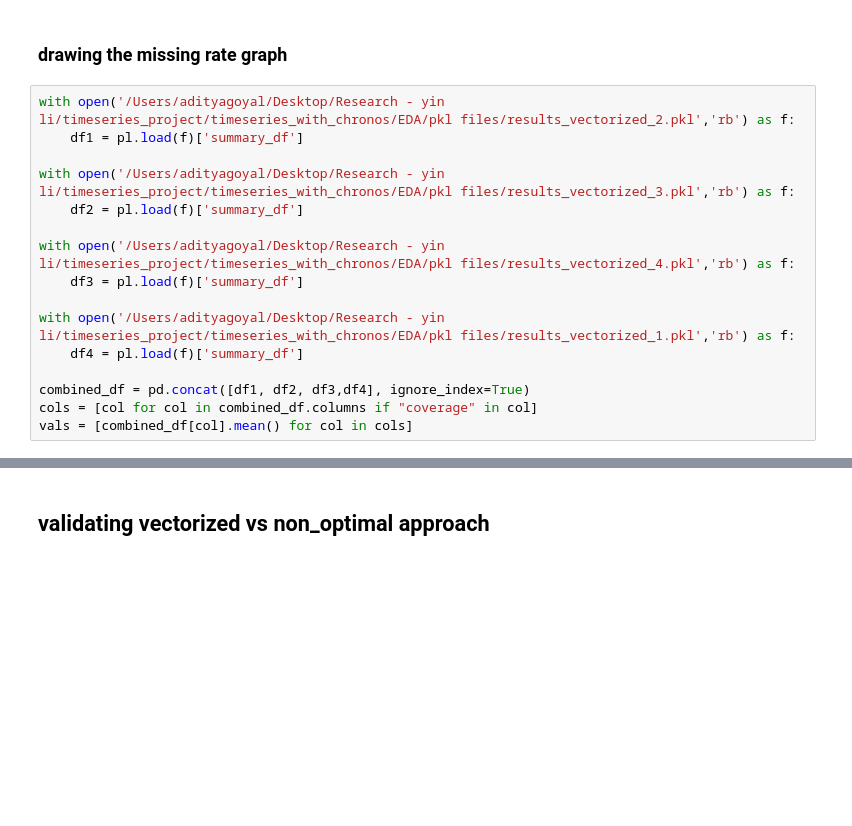
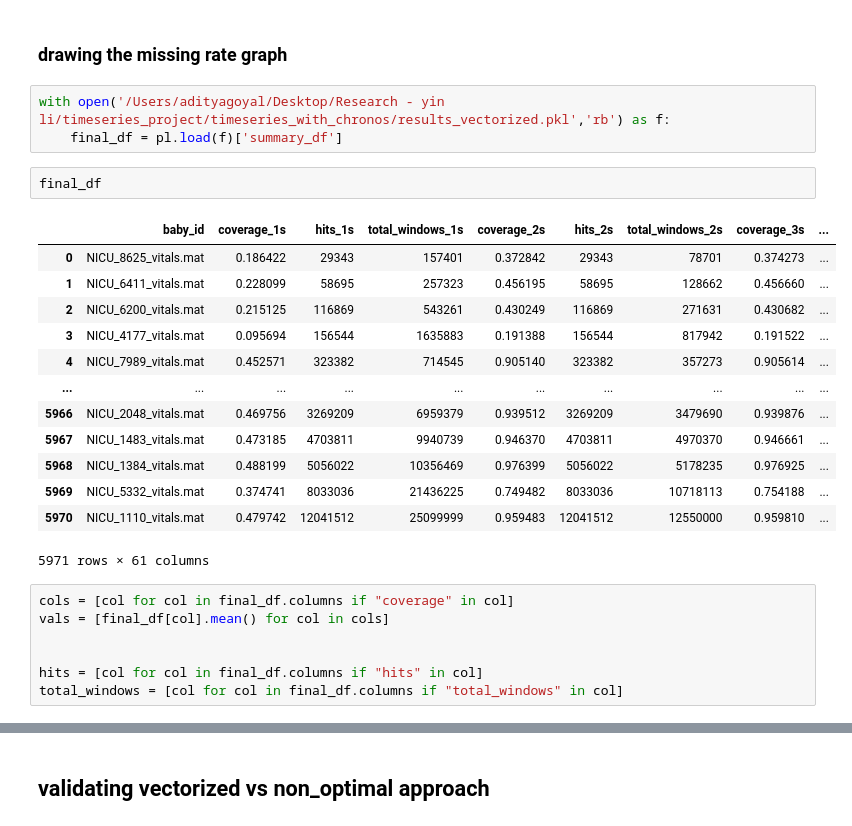
Before and after one commit to AdityaGoyal333/timeseries_with_chronos, a Jupyter notebook: EDA/EDA.ipynb, the cells around one changed output, grey strips where cells are left out. Drawn from its saved outputs; the diff is of its cells as text; blank space fills up the shorter version.

```diff
--- a/EDA/EDA.ipynb
+++ b/EDA/EDA.ipynb
@@ -354,19 +354,29 @@ mat_files = result
 # final_arr = ~np.isnan(hr_cols) & ~np.isnan(spo2_cols)
 # %% [markdown]
 ### drawing the missing rate graph
+# %%
+with open('/Users/adityagoyal/Desktop/Research - yin li/timeseries_project/timeseries_with_chronos/results_vectorized.pkl','rb') as f:
+    final_df = pl.load(f)['summary_df']
+# %%
+final_df
+# %% [output]
+|  | baby_id | coverage_1s | hits_1s | total_windows_1s | coverage_2s | hits_2s | total_windows_2s | coverage_3s | ... |
+| 0 | NICU_8625_vitals.mat | 0.186422 | 29343 | 157401 | 0.372842 | 29343 | 78701 | 0.374273 | ... |
+| 1 | NICU_6411_vitals.mat | 0.228099 | 58695 | 257323 | 0.456195 | 58695 | 128662 | 0.456660 | ... |
+| 2 | NICU_6200_vitals.mat | 0.215125 | 116869 | 543261 | 0.430249 | 116869 | 271631 | 0.430682 | ... |
+| 3 | NICU_4177_vitals.mat | 0.095694 | 156544 | 1635883 | 0.191388 | 156544 | 817942 | 0.191522 | ... |
+| 4 | NICU_7989_vitals.mat | 0.452571 | 323382 | 714545 | 0.905140 | 323382 | 357273 | 0.905614 | ... |
+| ... | ... | ... | ... | ... | ... | ... | ... | ... | ... |
+| 5966 | NICU_2048_vitals.mat | 0.469756 | 3269209 | 6959379 | 0.939512 | 3269209 | 3479690 | 0.939876 | ... |
+| 5967 | NICU_1483_vitals.mat | 0.473185 | 4703811 | 9940739 | 0.946370 | 4703811 | 4970370 | 0.946661 | ... |
+| 5968 | NICU_1384_vitals.mat | 0.488199 | 5056022 | 10356469 | 0.976399 | 5056022 | 5178235 | 0.976925 | ... |
+| 5969 | NICU_5332_vitals.mat | 0.374741 | 8033036 | 21436225 | 0.749482 | 8033036 | 10718113 | 0.754188 | ... |
+| 5970 | NICU_1110_vitals.mat | 0.479742 | 12041512 | 25099999 | 0.959483 | 12041512 | 12550000 | 0.959810 | ... |
+5971 rows × 61 columns
 # %%
-with open('/Users/adityagoyal/Desktop/Research - yin li/timeseries_project/timeseries_with_chronos/EDA/pkl files/results_vectorized_2.pkl','rb') as f:
-    df1 = pl.load(f)['summary_df']
+cols = [col for col in final_df.columns if "coverage" in col]
+vals = [final_df[col].mean() for col in cols]
 
-with open('/Users/adityagoyal/Desktop/Research - yin li/timeseries_project/timeseries_with_chronos/EDA/pkl files/results_vectorized_3.pkl','rb') as f:
-    df2 = pl.load(f)['summary_df']
 
-with open('/Users/adityagoyal/Desktop/Research - yin li/timeseries_project/timeseries_with_chronos/EDA/pkl files/results_vectorized_4.pkl','rb') as f:
-    df3 = pl.load(f)['summary_df']
-
-with open('/Users/adityagoyal/Desktop/Research - yin li/timeseries_project/timeseries_with_chronos/EDA/pkl files/results_vectorized_1.pkl','rb') as f:
-    df4 = pl.load(f)['summary_df']
-
-combined_df = pd.concat([df1, df2, df3,df4], ignore_index=True)
-cols = [col for col in combined_df.columns if "coverage" in col]
-vals = [combined_df[col].mean() for col in cols]
+hits = [col for col in final_df.columns if "hits" in col]
+total_windows = [col for col in final_df.columns if "total_windows" in col]
```
Also changed, not shown: parts of 30 cells of this notebook, 4 other files.
